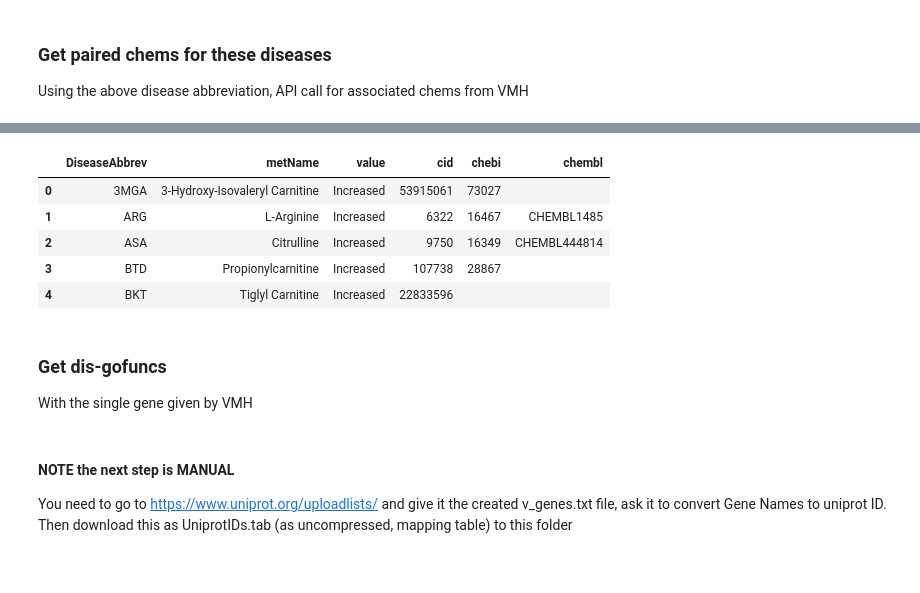
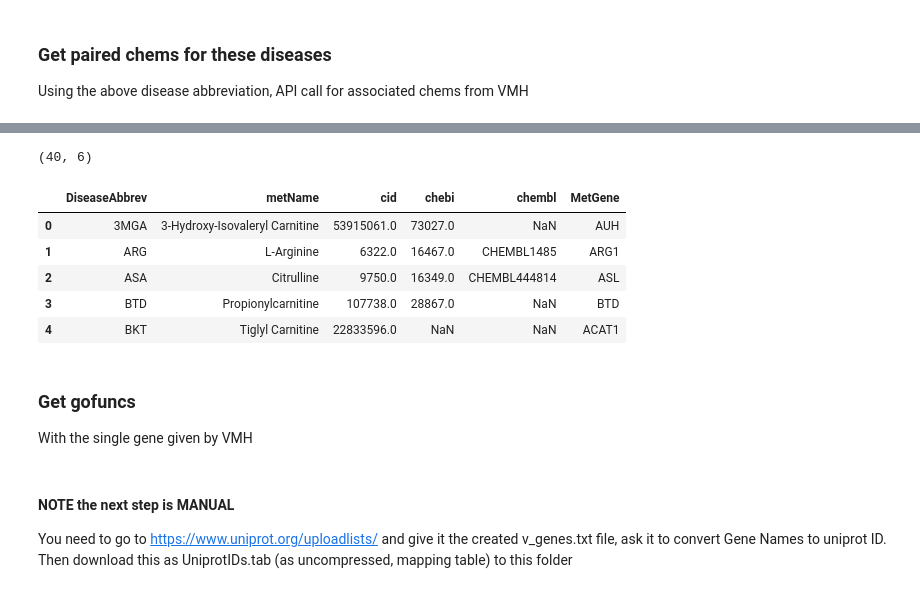
Before and after one commit to colemai/msc-thesis, a Jupyter notebook: validation/validate-nn-vmh.ipynb, the cells around one changed output, grey strips where cells are left out. Drawn from its saved outputs; the diff is of its cells as text; code cells hidden in the pictures.

```diff
--- a/validation/validate-nn-vmh.ipynb
+++ b/validation/validate-nn-vmh.ipynb
@@ -100,0 +188,2 @@ del vmh_df['value']
+# %%
+vmh_df = pd.read_csv('vmh_df.csv')
@@ -101,10 +199,17 @@ del vmh_df['value']
+# %%
+vmh_df.shape # 40, 6
+# %% [output]
+(40, 6)
 # %%
 vmh_df.reset_index(inplace=True, drop=True)
+vmh_df['MetGene'] = vmh_df.MetGene.astype(str)
+vmh_df['cid'] = vmh_df.cid.astype(str)
+
 vmh_df.head()
 # %% [output]
-|  | DiseaseAbbrev | metName | value | cid | chebi | chembl |
-| 0 | 3MGA | 3-Hydroxy-Isovaleryl Carnitine | Increased | 53915061 | 73027 |  |
-| 1 | ARG | L-Arginine | Increased | 6322 | 16467 | CHEMBL1485 |
-| 2 | ASA | Citrulline | Increased | 9750 | 16349 | CHEMBL444814 |
-| 3 | BTD | Propionylcarnitine | Increased | 107738 | 28867 |  |
-| 4 | BKT | Tiglyl Carnitine | Increased | 22833596 |  |  |
+|  | DiseaseAbbrev | metName | cid | chebi | chembl | MetGene |
+| 0 | 3MGA | 3-Hydroxy-Isovaleryl Carnitine | 53915061.0 | 73027.0 | NaN | AUH |
+| 1 | ARG | L-Arginine | 6322.0 | 16467.0 | CHEMBL1485 | ARG1 |
+| 2 | ASA | Citrulline | 9750.0 | 16349.0 | CHEMBL444814 | ASL |
+| 3 | BTD | Propionylcarnitine | 107738.0 | 28867.0 | NaN | BTD |
+| 4 | BKT | Tiglyl Carnitine | 22833596.0 | NaN | NaN | ACAT1 |
@@ -111,5 +222,5 @@ vmh_df.head()
 # %% [markdown]
-### Get dis-gofuncs
+### Get gofuncs
 With the single gene given by VMH
 # %%
 # Export gene name list
```
Also changed, not shown: parts of 97 cells of this notebook, 6 other files.
